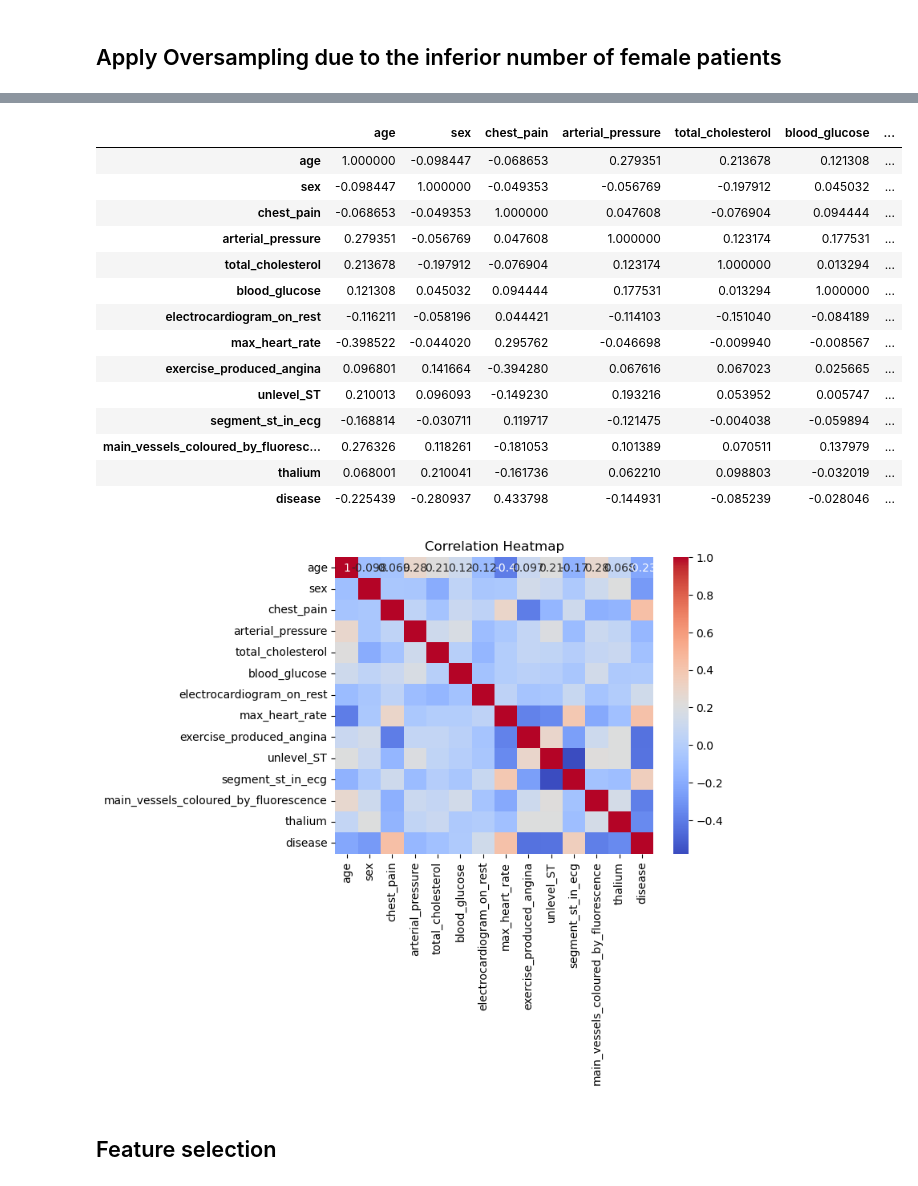
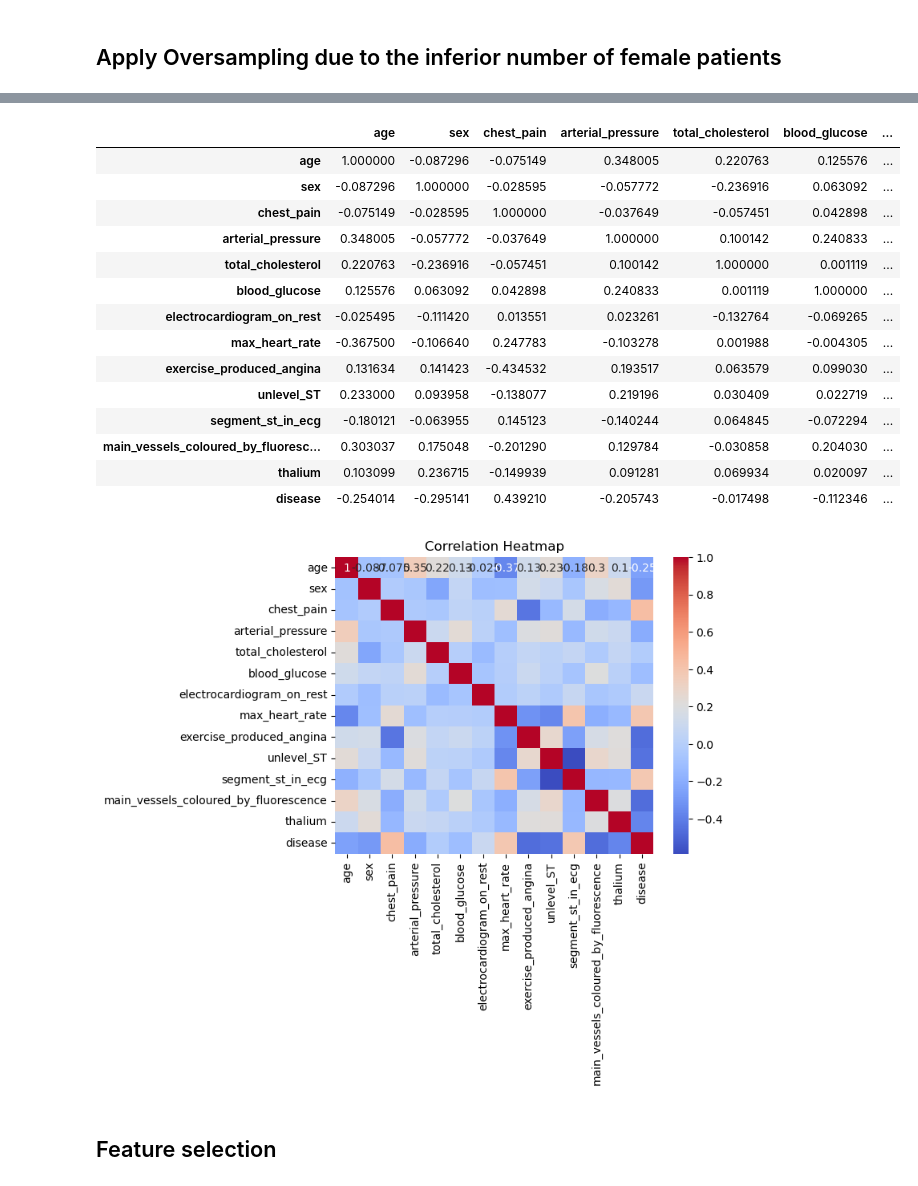
Before and after one commit to AlejandroAlegrePinilla/Heart_Disease_Predictor, a Jupyter notebook: main.ipynb, the cells around one changed output, grey strips where cells are left out. Saved outputs shown, nothing was run; the diff lists cells and outputs as text; code cells hidden in the pictures.

```diff
--- a/main.ipynb
+++ b/main.ipynb
@@ -162,24 +162,24 @@ df_balanced.to_csv('df_heart.csv', index=False)
 # %%
 # Correlation Matrix
 
-correlation_matrix = df.corr()
+correlation_matrix = df_balanced.corr()
 correlation_matrix
 # %% [output]
 |  | age | sex | chest_pain | arterial_pressure | total_cholesterol | blood_glucose | ... |
-| age | 1.000000 | -0.098447 | -0.068653 | 0.279351 | 0.213678 | 0.121308 | ... |
-| sex | -0.098447 | 1.000000 | -0.049353 | -0.056769 | -0.197912 | 0.045032 | ... |
-| chest_pain | -0.068653 | -0.049353 | 1.000000 | 0.047608 | -0.076904 | 0.094444 | ... |
-| arterial_pressure | 0.279351 | -0.056769 | 0.047608 | 1.000000 | 0.123174 | 0.177531 | ... |
-| total_cholesterol | 0.213678 | -0.197912 | -0.076904 | 0.123174 | 1.000000 | 0.013294 | ... |
-| blood_glucose | 0.121308 | 0.045032 | 0.094444 | 0.177531 | 0.013294 | 1.000000 | ... |
-| electrocardiogram_on_rest | -0.116211 | -0.058196 | 0.044421 | -0.114103 | -0.151040 | -0.084189 | ... |
-| max_heart_rate | -0.398522 | -0.044020 | 0.295762 | -0.046698 | -0.009940 | -0.008567 | ... |
-| exercise_produced_angina | 0.096801 | 0.141664 | -0.394280 | 0.067616 | 0.067023 | 0.025665 | ... |
-| unlevel_ST | 0.210013 | 0.096093 | -0.149230 | 0.193216 | 0.053952 | 0.005747 | ... |
-| segment_st_in_ecg | -0.168814 | -0.030711 | 0.119717 | -0.121475 | -0.004038 | -0.059894 | ... |
-| main_vessels_coloured_by_fluoresc... | 0.276326 | 0.118261 | -0.181053 | 0.101389 | 0.070511 | 0.137979 | ... |
-| thalium | 0.068001 | 0.210041 | -0.161736 | 0.062210 | 0.098803 | -0.032019 | ... |
-| disease | -0.225439 | -0.280937 | 0.433798 | -0.144931 | -0.085239 | -0.028046 | ... |
+| age | 1.000000 | -0.087296 | -0.075149 | 0.348005 | 0.220763 | 0.125576 | ... |
+| sex | -0.087296 | 1.000000 | -0.028595 | -0.057772 | -0.236916 | 0.063092 | ... |
+| chest_pain | -0.075149 | -0.028595 | 1.000000 | -0.037649 | -0.057451 | 0.042898 | ... |
+| arterial_pressure | 0.348005 | -0.057772 | -0.037649 | 1.000000 | 0.100142 | 0.240833 | ... |
+| total_cholesterol | 0.220763 | -0.236916 | -0.057451 | 0.100142 | 1.000000 | 0.001119 | ... |
+| blood_glucose | 0.125576 | 0.063092 | 0.042898 | 0.240833 | 0.001119 | 1.000000 | ... |
+| electrocardiogram_on_rest | -0.025495 | -0.111420 | 0.013551 | 0.023261 | -0.132764 | -0.069265 | ... |
+| max_heart_rate | -0.367500 | -0.106640 | 0.247783 | -0.103278 | 0.001988 | -0.004305 | ... |
+| exercise_produced_angina | 0.131634 | 0.141423 | -0.434532 | 0.193517 | 0.063579 | 0.099030 | ... |
+| unlevel_ST | 0.233000 | 0.093958 | -0.138077 | 0.219196 | 0.030409 | 0.022719 | ... |
+| segment_st_in_ecg | -0.180121 | -0.063955 | 0.145123 | -0.140244 | 0.064845 | -0.072294 | ... |
+| main_vessels_coloured_by_fluoresc... | 0.303037 | 0.175048 | -0.201290 | 0.129784 | -0.030858 | 0.204030 | ... |
+| thalium | 0.103099 | 0.236715 | -0.149939 | 0.091281 | 0.069934 | 0.020097 | ... |
+| disease | -0.254014 | -0.295141 | 0.439210 | -0.205743 | -0.017498 | -0.112346 | ... |
 # %%
 # Correlation Heatmap
 
@@ -187,7 +187,7 @@ sns.heatmap(correlation_matrix, annot=True, cmap="coolwarm")
 plt.title("Correlation Heatmap")
 plt.show()
 # %% [output]
-[figure, old version]
+[figure, new version]
 # %% [markdown]
 ## Feature selection
 # %%
```
Also changed, not shown: parts of 6 cells of this notebook, 2 other files.
